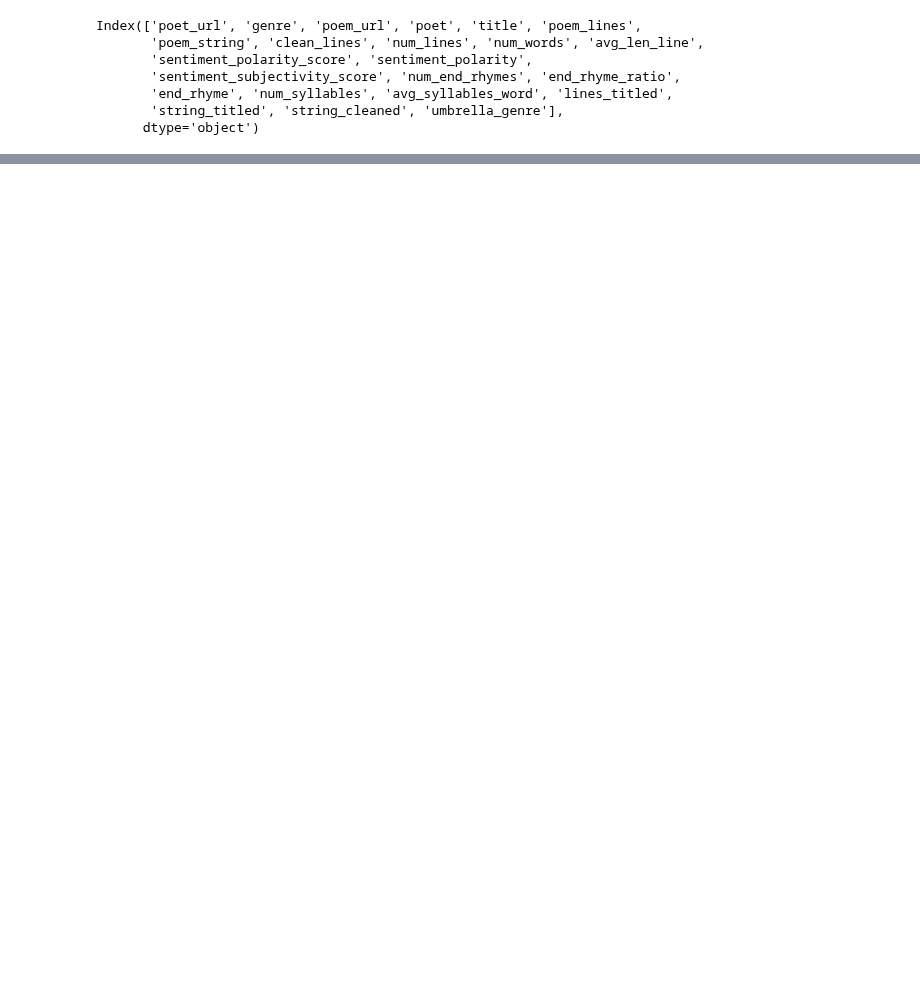
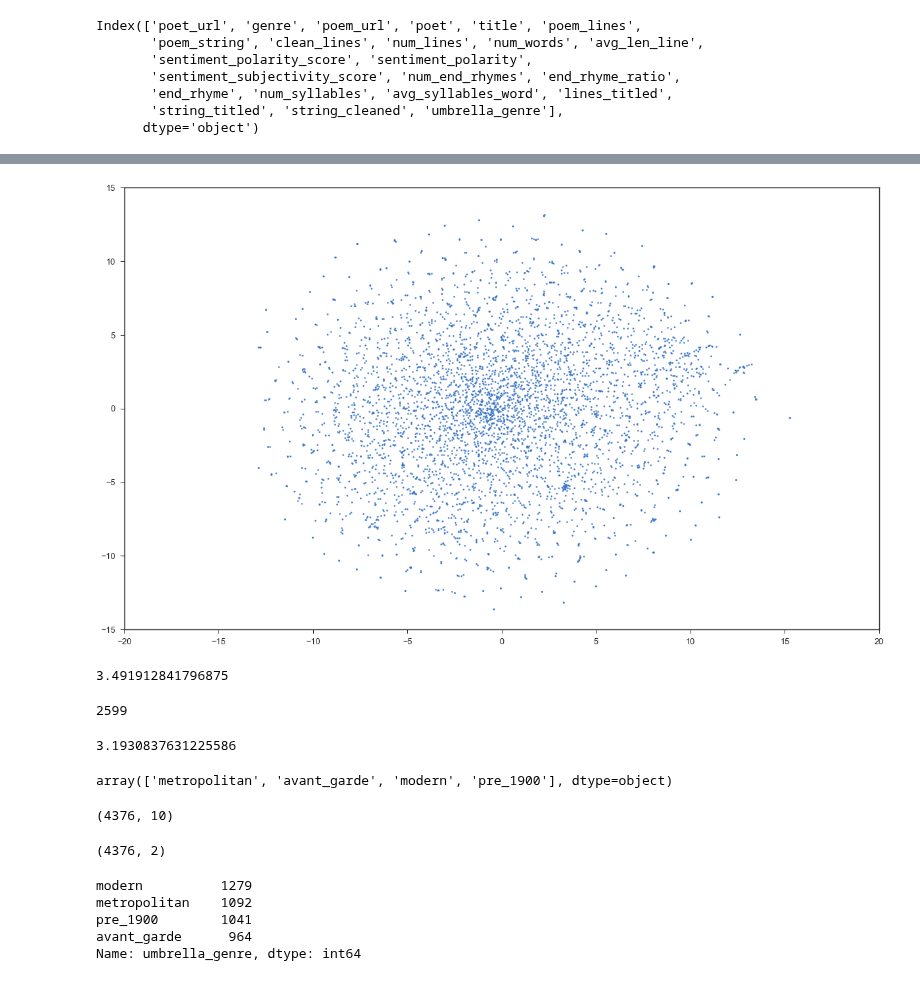
Before and after one commit to p-szymo/poetry_genre_classifier, a Jupyter notebook: 05_recommendation_system.ipynb, the cells around one changed output, grey strips where cells are left out. Cells and saved outputs as stored; diff of their text form; code cells hidden in the pictures; blank space fills up the shorter version.

```diff
--- a/05_recommendation_system.ipynb
+++ b/05_recommendation_system.ipynb
@@ -284,0 +103,13 @@ df_ratings_umbrella
+# %%
+# create corpus with just titled string of every poem
+corpus = df.string_titled
+# %%
+model_corpus = []
+for i, line in enumerate(corpus):
+    tokens = simple_preprocess(line)
+    model_corpus.append(TaggedDocument(tokens, [i]))
+# %%
+model = Doc2Vec(vector_size=100, min_count=5, epochs=50)
+model.build_vocab(model_corpus)
+# %%
+model.train(model_corpus, total_examples=model.corpus_count, epochs=model.epochs)
@@ -284,0 +179,34 @@ df_ratings_umbrella
+# %%
+# doc_tags is just a list of every unique document tag/beer_id
+doc_tags = [tag[1][0] for tag in model_corpus]
+# get the vector for each doc_tag
+X = model[doc_tags]
+# Fit and transform a t-SNE object with the vector data for dimensionality reduction
+tsne = TSNE(n_components=2,
+            perplexity=50,
+            learning_rate=200,
+            n_iter=5000,
+            n_jobs=-1, random_state=42)
+X_tsne = tsne.fit_transform(X)
+df_tsne = pd.DataFrame(X_tsne, index=doc_tags, columns=['x', 'y'])
+# create a scatterplot of the resulting 2-dimensional data
+plt.figure(figsize=(20,12))
+plt.scatter(df_tsne['x'], df_tsne['y'], s=5)
+plt.xlim((-20,20))
+plt.ylim((-15,15));
+# %% [output]
+[figure, added]
+# %%
+# CURRENT
+tsne.kl_divergence_
+# %% [output]
+3.491912841796875
+# %%
+tsne.n_iter_
+# %% [output]
+2599
+# %%
+# FORMER
+tsne.kl_divergence_
+# %% [output]
+3.1930837631225586
@@ -284,0 +215,20 @@ df_ratings_umbrella
+# %%
+umbrella_genres
+# %% [output]
+array(['metropolitan', 'avant_garde', 'modern', 'pre_1900'], dtype=object)
+# %%
+df.shape
+# %% [output]
+(4376, 10)
+# %%
+df_tsne.shape
+# %% [output]
+(4376, 2)
+# %%
+df.umbrella_genre.value_counts()
+# %% [output]
+modern          1279
+metropolitan    1092
+pre_1900        1041
+avant_garde      964
+Name: umbrella_genre, dtype: int64
```
Also changed, not shown: parts of 37 cells of this notebook, 3 other files.
